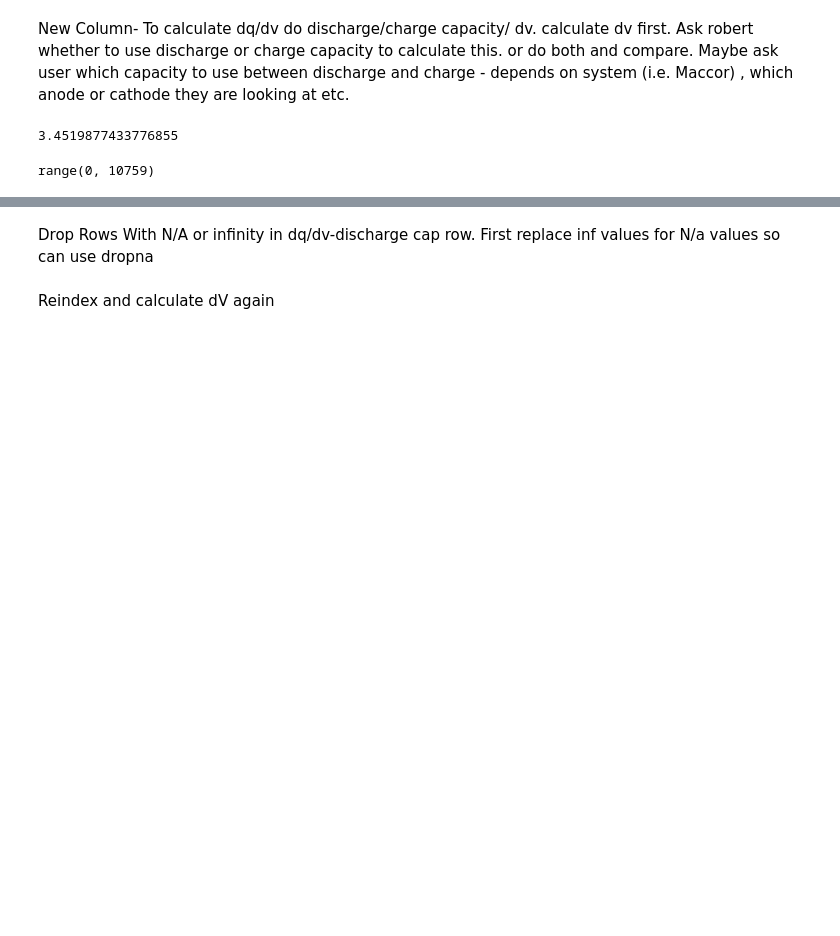
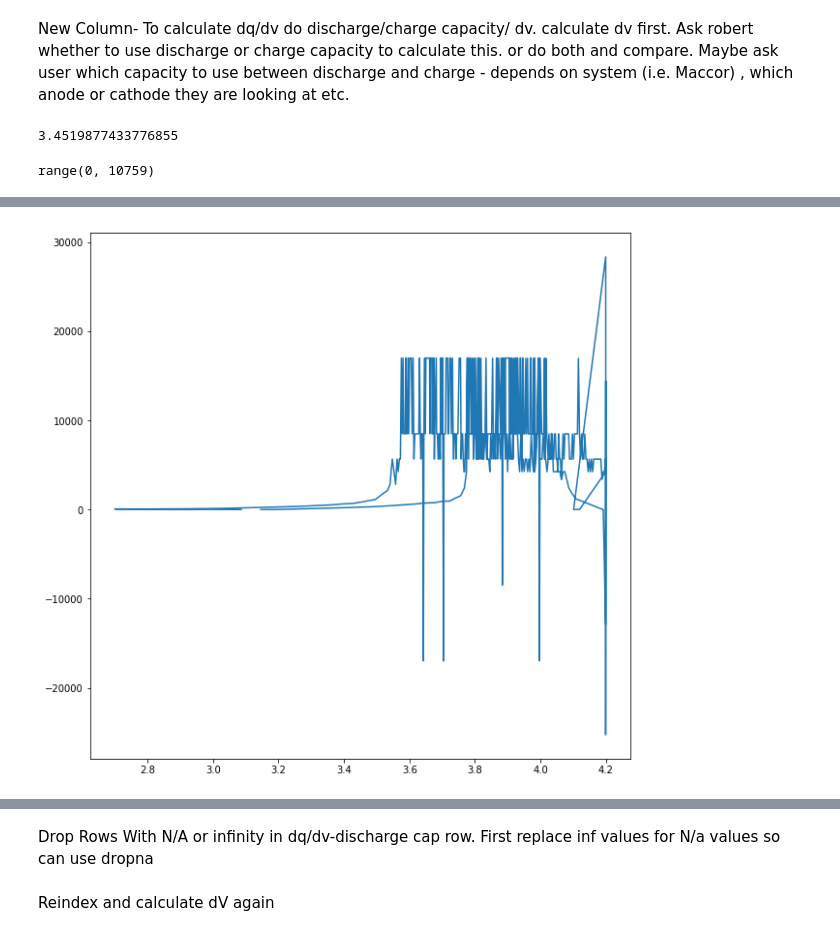
Before and after one commit to nicolet5/DiffCapAnalyzer, a Jupyter notebook: ourproject/CleanData.ipynb, the cells around one changed output, grey strips where cells are left out. Drawn from its saved outputs; the diff is of its cells as text; code cells hidden in the pictures; blank space fills up the shorter version.

```diff
--- a/ourproject/CleanData.ipynb
+++ b/ourproject/CleanData.ipynb
@@ -70,7 +71,9 @@ range(0, 10759)
 for i in range(1,len(data1)):
     data1.loc[i, ('dV')] = data1.loc[i, ('Voltage(V)')] - data1.loc[i-1, ('Voltage(V)')]
 # %%
-data1['dQ/dV'] = data1['Discharge_Capacity(Ah)']/data1['dV']
+#data1['dQ/dV'] = data1['Discharge_Capacity(Ah)']/data1['dV']
+# %%
+data1['I/dv/dt'] = data1['Current(A)']/data1['dV/dt(V/s)']
 # %%
 data1.head()
 # %% [output]
@@ -82,0 +87,2 @@ data1.head()
+# %%
+data1 = data1.dropna(subset=['I/dv/dt'])
@@ -83,2 +99,2 @@ data1.head()
 # %%
-data1 = data1.replace([np.inf, -np.inf], np.nan).dropna(subset=['dQ/dV'])
+data1 = data1.replace([np.inf, -np.inf], np.nan).dropna(subset=['I/dv/dt'])
@@ -87 +133,11 @@ data1 = data1.reset_index(drop = True)
+# %%
+df1 = pd.DataFrame()
+for i in range(1,len(data1)):
+    if data1.loc[i, ('Cycle_Index')] == 8:
+        df1 = df1.append(data1.loc[i])
+
+fig = plt.figure(figsize=(10, 10), facecolor='w', edgecolor='k')
+myplot = plt.plot(df1['Voltage(V)'], df1['I/dv/dt'])
+# %% [output]
+[figure, added]
 # %%
```
Also changed, not shown: parts of 21 cells of this notebook.
